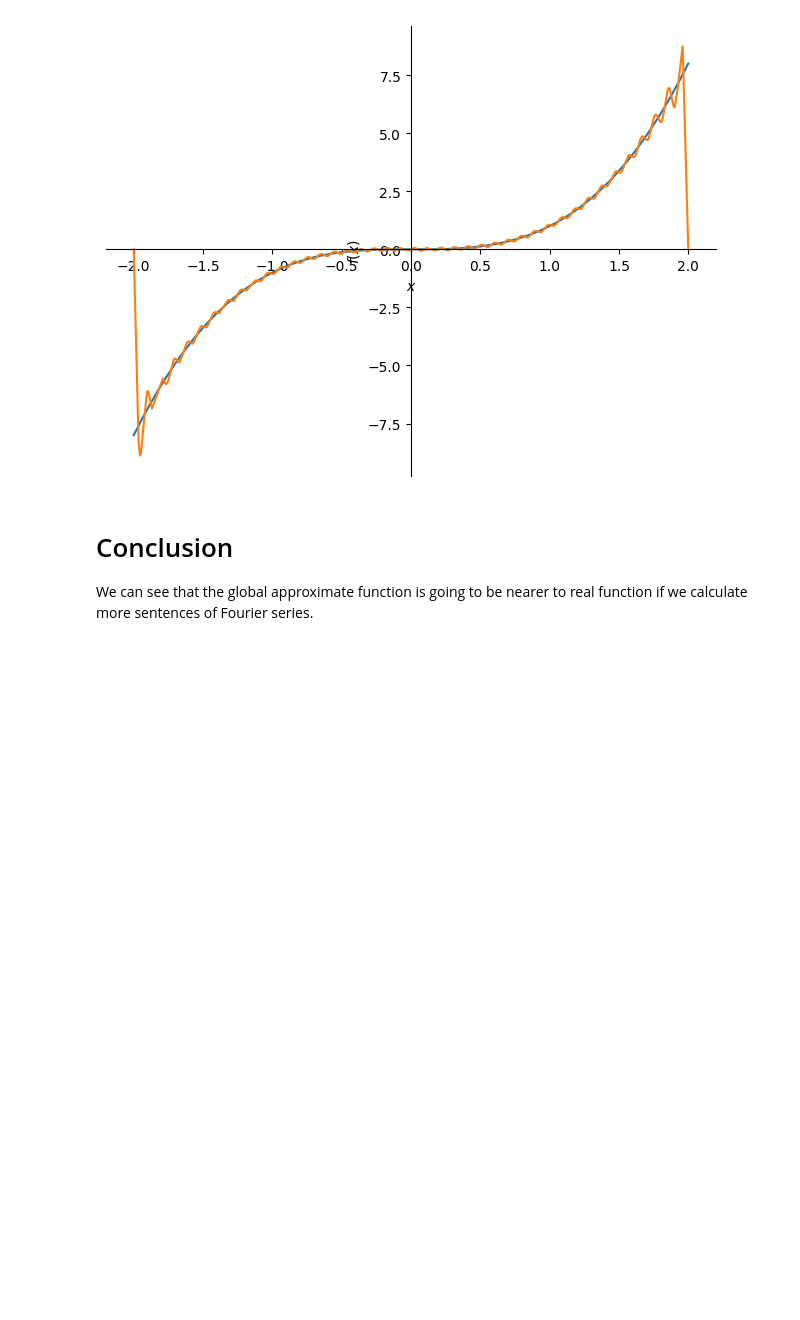
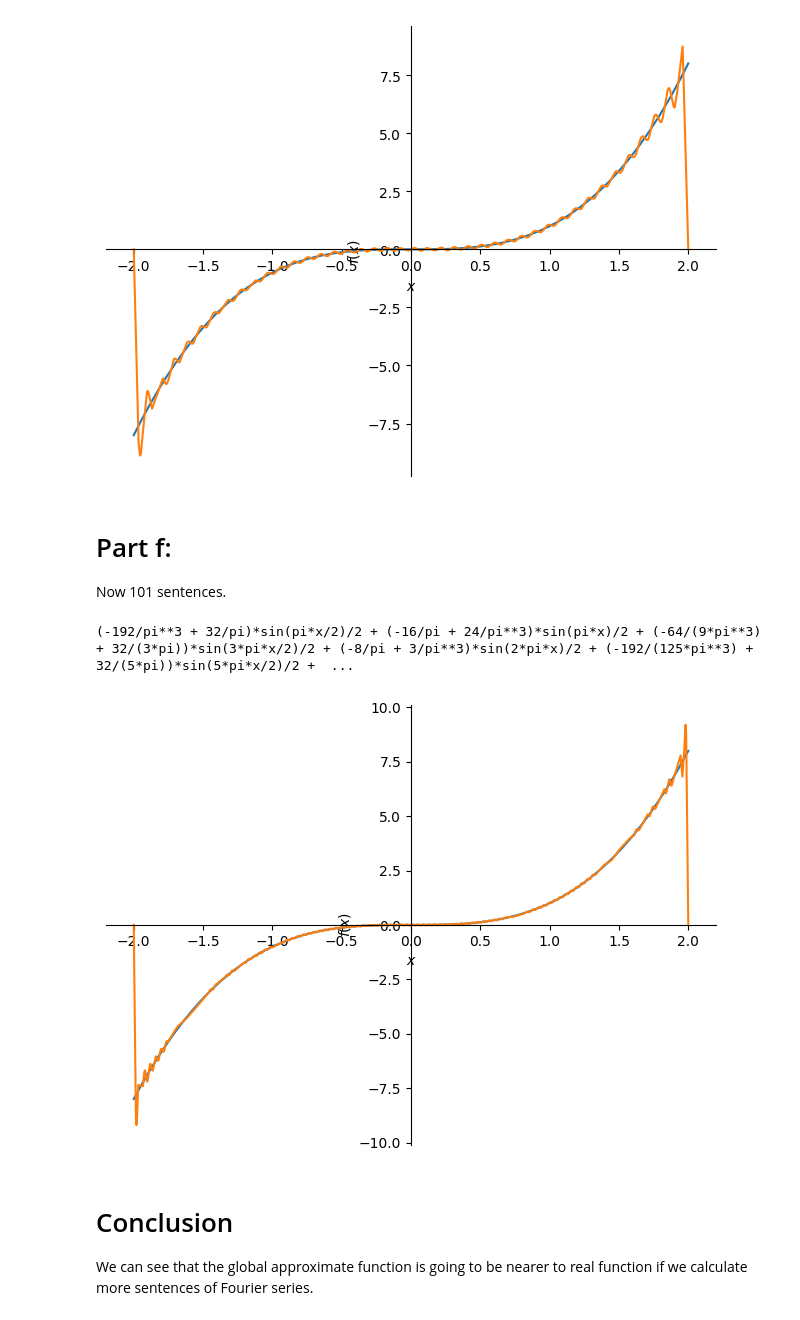
Before and after one commit to pooyanosk1382/numericalAnalysis, a Jupyter notebook: Fourier.ipynb, the cells around one changed output. Saved outputs shown, nothing was run; the diff lists cells and outputs as text; code cells hidden in the pictures; blank space fills up the shorter version.

```diff
--- a/Fourier.ipynb
+++ b/Fourier.ipynb
@@ -94,6 +94,23 @@ p = plot(f, s1, (x, -2, 2), show=False, legend=False)
 p.show()
 # %% [output]
 [figure]
+# %% [markdown]
+# Part f:
+Now 101 sentences.
+# %%
+x = symbols('x')
+s = fourier_series(x**3, (x, -2, 2)).truncate(101)
+s
+# %% [output]
+(-192/pi**3 + 32/pi)*sin(pi*x/2)/2 + (-16/pi + 24/pi**3)*sin(pi*x)/2 + (-64/(9*pi**3) + 32/(3*pi))*sin(3*pi*x/2)/2 + (-8/pi + 3/pi**3)*sin(2*pi*x)/2 + (-192/(125*pi**3) + 32/(5*pi))*sin(5*pi*x/2)/2 +  ...
+# %%
+f = x**3
+s = fourier_series(f, (x, -2, 2))
+s1 = s.truncate(101)
+p = plot(f, s1, (x, -2, 2), show=False, legend=False)
+p.show()
+# %% [output]
+[figure, added]
 # %% [markdown]
 # Conclusion
 We can see that the global approximate function is going to be nearer to real function if we calculate more sentences of Fourier series.
```
